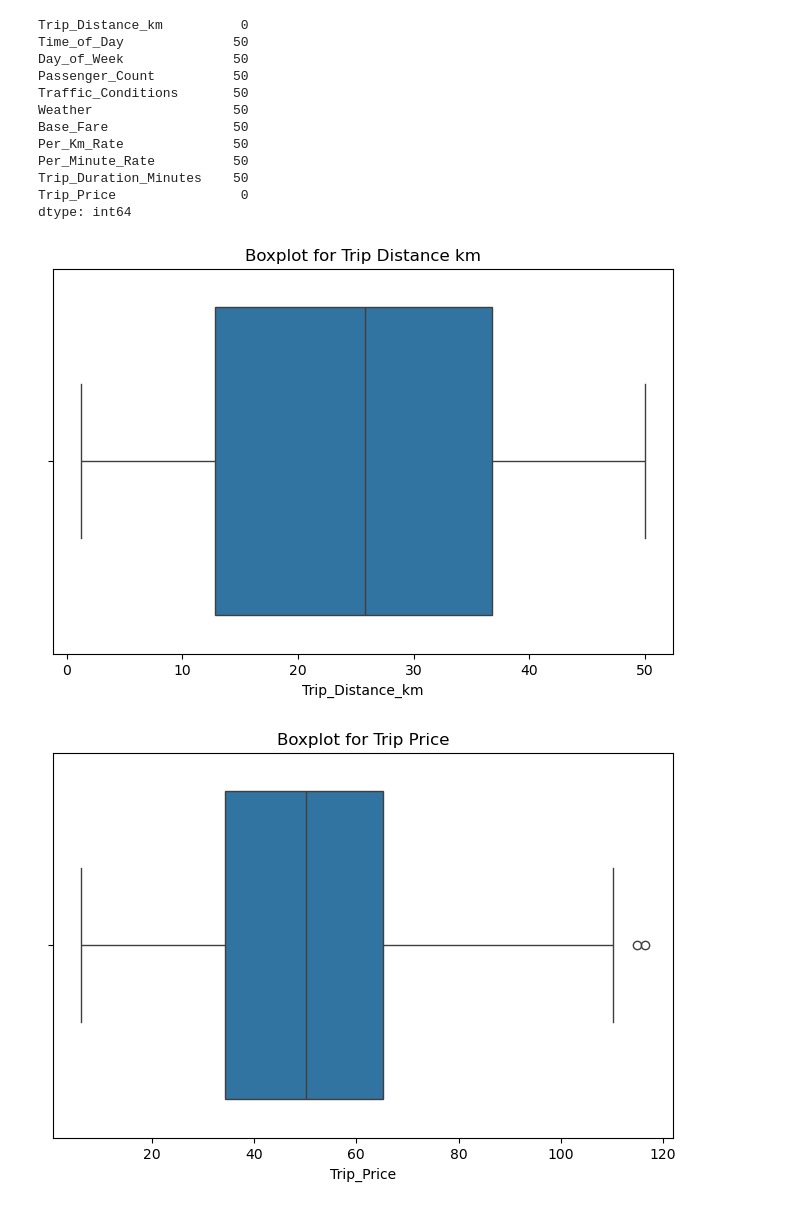
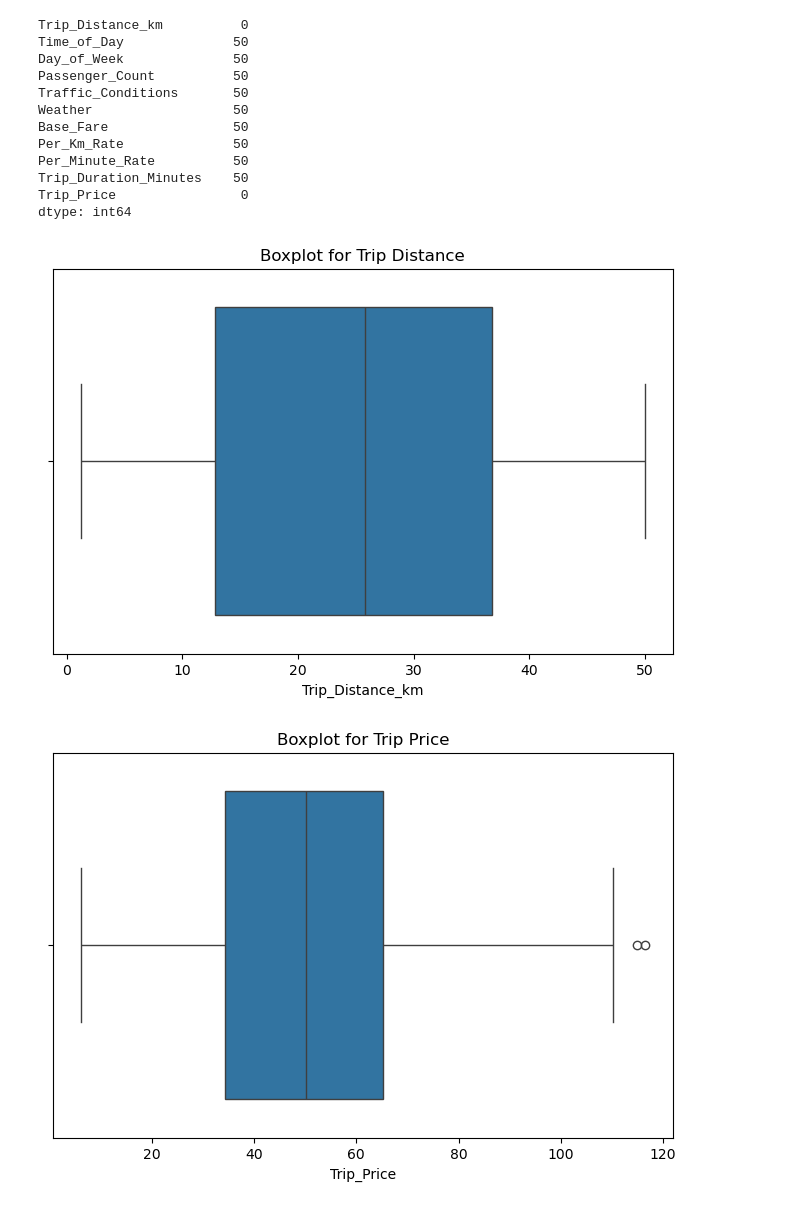
Before and after one commit to AbdullahCodingMaster/Machine-Learning-SE-3105, a Jupyter notebook: Lab_Task_05_2022-SE-08/Lab_05_Solution_2022-SE-08.ipynb, the cells around one changed output. Saved outputs shown, nothing was run; the diff lists cells and outputs as text; code cells hidden in the pictures.

```diff
--- a/Lab_Task_05_2022-SE-08/Lab_05_Solution_2022-SE-08.ipynb
+++ b/Lab_Task_05_2022-SE-08/Lab_05_Solution_2022-SE-08.ipynb
@@ -136,10 +143,10 @@ df_no_outliers = df[~((df[['Trip_Distance_km', 'Trip_Price']] < lower_bound) | (
 # %%
 plt.figure(figsize=(8, 5))
 sns.boxplot(x=df_no_outliers['Trip_Distance_km'])
-plt.title('Boxplot for Trip Distance km')
+plt.title('Boxplot for Trip Distance')
 plt.show()
 # %% [output]
-[figure, old version]
+[figure, new version]
 # %%
 plt.figure(figsize=(8, 5))
 sns.boxplot(x=df_no_outliers['Trip_Price'])
```
Also changed, not shown: parts of 1 cell of this notebook, 1 other file.
